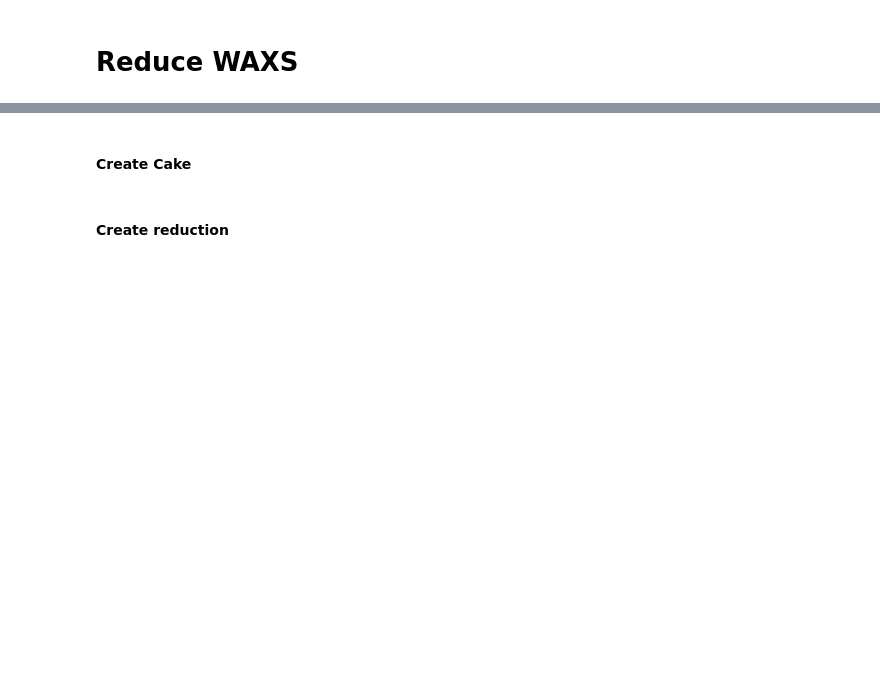
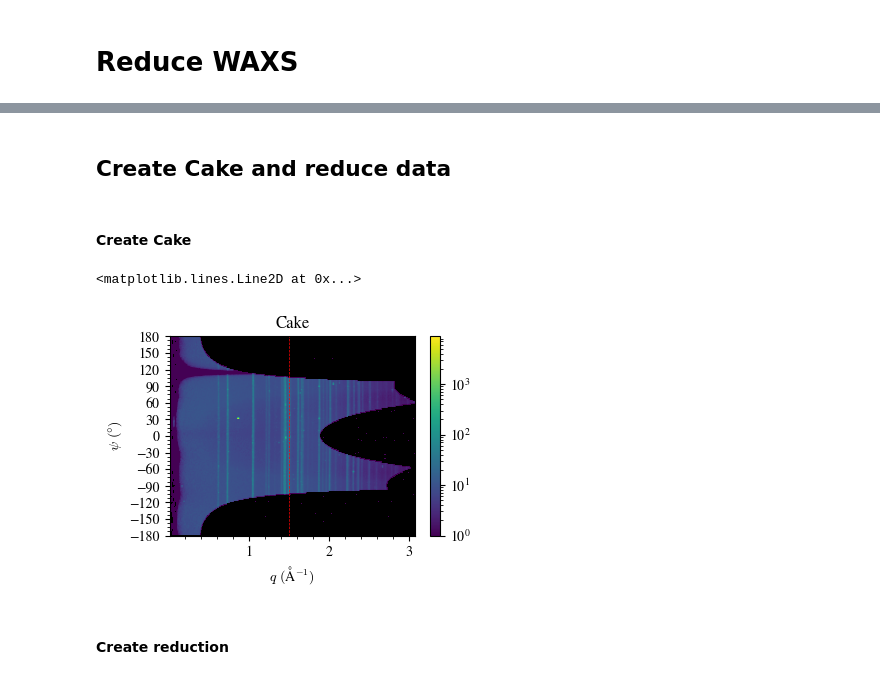
Before and after one commit to UCBoulder/xraypy, a Jupyter notebook: files/Jupyter-Notebooks/reduce-WAXS.ipynb, the cells around one changed output, grey strips where cells are left out. Saved outputs shown, nothing was run; the diff lists cells and outputs as text; code cells hidden in the pictures; blank space fills up the shorter version.

```diff
--- a/files/Jupyter-Notebooks/reduce-WAXS.ipynb
+++ b/files/Jupyter-Notebooks/reduce-WAXS.ipynb
@@ -84,38 +119,52 @@ mask = np.logical_or(mask, np.logical_not(flat_field))
+# %% [markdown]
+## Create Cake and reduce data
 # %% [markdown]
 #### Create Cake
 # %%
 q_bins = 500
 azimuthal_bins = 180
+
+ai.rot3 = .5 * np.pi
 
 cake = ai.integrate2d_ng(
     raw_stitch, q_bins, azimuthal_bins,
     radial_range=None,   # In units specified below
     azimuth_range=None,  # Start from 180 degrees to start from the axis to the right
     mask=mask, flat=flat_field,
     error_model="poisson",  unit="q_A^-1",
     polarization_factor=None, correctSolidAngle=False,
 )
 
-psi = cake[2] + 180
-cake_image = np.concatenate((cake[0][int(azimuthal_bins/2):], cake[0][:int(azimuthal_bins/2)]), axis=0)
+psi = cake[2]# + 180
+# cake_image = np.concatenate((cake[0][int(azimuthal_bins/2):], cake[0][:int(azimuthal_bins/2)]), axis=0)
+cake_image = cake[0][::-1]
 
-fig, ax = plt.subplots(1, 1, figsize=(4, 3), facecolor="w")
+# ax = jupyter.plot2d(cake)
+
+fig, ax = plt.subplots(1, 1, figsize=(4, 3))
+ax.set_facecolor("k")
 pos = ax.imshow(cake_image, norm=LogNorm(1, np.max(cake[0])),
-                 extent=(np.min(cake[1]), np.max(cake[1]), np.min(psi), np.max(psi)),
-                 aspect='auto')
+                extent=(np.min(cake[1]), np.max(cake[1]), np.min(psi), np.max(psi)),
+                aspect='auto')
 fig_title = "Cake"
 if title:
     fig_title = title + "\n" + fig_title
 ax.set_title(fig_title)
 ax.set_xlabel(r"$q\ (\mathregular{\AA}^{-1})$")
 ax.set_ylabel(r"$\psi\ (\degree)$")
-ax.set_yticks(np.arange(0, 361, 40))
+ax.set_yticks(np.arange(-180, 181, 30))
 ax.yaxis.set_minor_locator(matplotlib.ticker.AutoMinorLocator())
 # ax.set_xticks(np.arange(0, np.min(cake[1]) + np.max(cake[1]), 0.5))
 ax.xaxis.set_minor_locator(matplotlib.ticker.AutoMinorLocator())
 fig.colorbar(pos, ax=ax)
 fig.tight_layout()
-fig.savefig(f"{title}-cake.png".lstrip("-"), dpi=900, bbox_inches="tight")
+fig.savefig(f"{title}-cake.png".lstrip("-"), dpi=600, bbox_inches="tight")
+
+# inspect cake with a line
+ax.axvline(1.5, color="r", linestyle='--', linewidth=.5)
+# %% [output]
+<matplotlib.lines.Line2D at 0x...>
+[figure, added]
 # %% [markdown]
 #### Create reduction
 # %%
```
Also changed, not shown: parts of 9 cells of this notebook, 12 other files.
